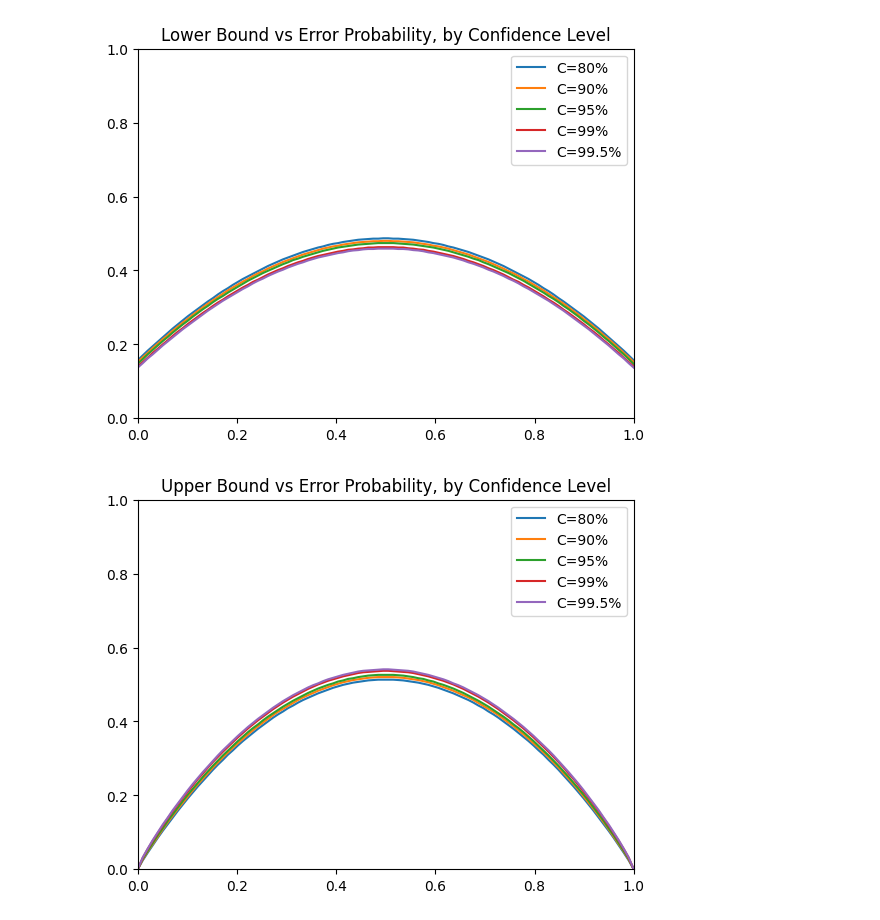
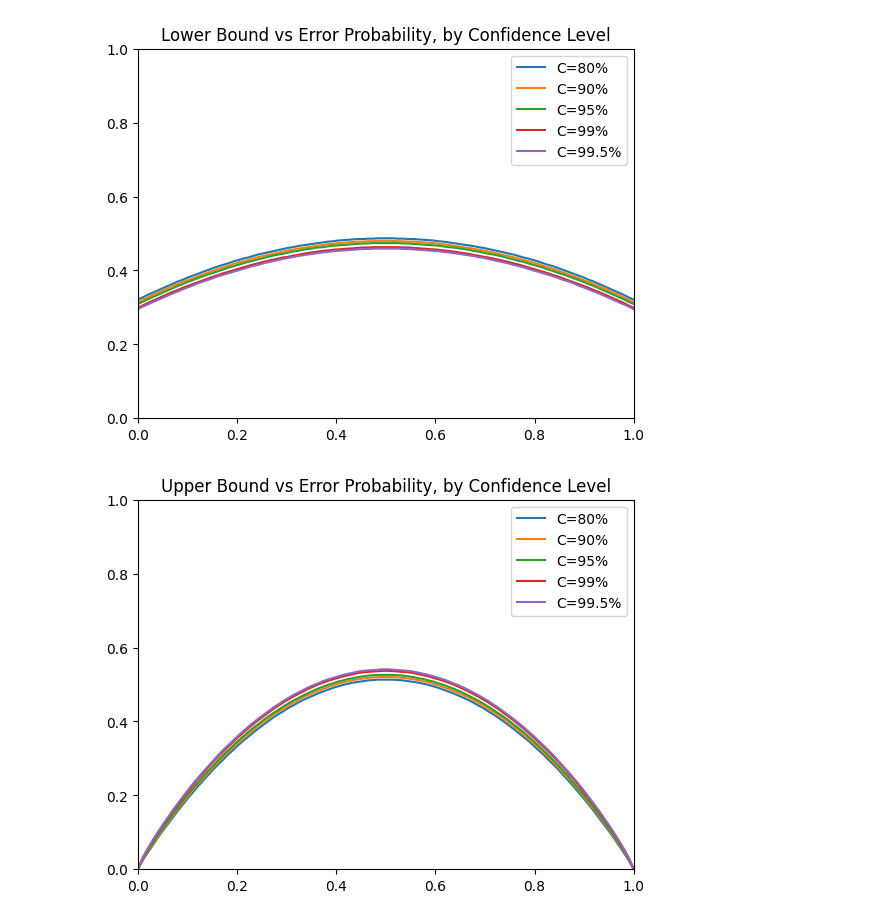
Before and after one commit to Louisanity/byzantine-generals-with-EM, a Jupyter notebook: Generalized Byzantine Scheme.ipynb, the cells around one changed output. Drawn from its saved outputs; the diff is of its cells as text; code cells hidden in the pictures.

```diff
--- a/Generalized Byzantine Scheme.ipynb
+++ b/Generalized Byzantine Scheme.ipynb
@@ -310,8 +371,8 @@ f_vec = np.linspace(0.0, 1.0, 100)  # bit flip error rates
 
 lower_vec, upper_vec = np.zeros(100), np.zeros(100)
 for i in range(len(f_vec)):
-    lower_vec[i] = B_lower(k_size, f_vec[i], 3, 0.95)
-    upper_vec[i] = B_upper(k_size, f_vec[i], 3, 0.95)
+    lower_vec[i] = B_lower(3, k_size, f_vec[i], 0.95)
+    upper_vec[i] = B_upper(3, k_size, f_vec[i], 0.95)
 
 plt.plot(f_vec, lower_vec, label="Lower Bound, C=95%")
 plt.plot(f_vec, upper_vec, label="Upper Bound, C=95%")
@@ -324,0 +386,21 @@ plt.show()
+# %%
+# Maximum confidence level as a function of the amount of error
+
+k_size = 1000  # The number of indices exchanged
+f_vec = np.linspace(0.0, 1.0, 20)  # bit flip error rates
+conf_max_vec = np.zeros((3,20))
+
+for i in range(conf_max_vec.shape[1]):
+    conf_max_vec[0,i] = max_conf(3, k_size, f_vec[i])
+    conf_max_vec[1,i] = max_conf(5, k_size, f_vec[i])
+    conf_max_vec[2,i] = max_conf(7, k_size, f_vec[i])
+
+plt.plot(f_vec, conf_max_vec[0], label="N=3")
+plt.plot(f_vec, conf_max_vec[1], label="N=5")
+plt.plot(f_vec, conf_max_vec[2], label="N=7")
+
+plt.ylim(0.0, 1.0)
+plt.xlim(0.0, 1.0)
+plt.legend()
+plt.title("Maximum Confidence Level as a function of Bitflip Error")
+plt.show()
@@ -325,28 +409,28 @@ plt.show()
 # %%
 k_size = 1000  # The number of indices exchanged
 f_vec = np.linspace(0.0, 1.0, 100)  # bit flip error rates
 
 # Demonstrating the effect of confidence level, Lower bound
 lower_80, lower_90, lower_95, lower_99, lower_995 = np.zeros(100), np.zeros(100), np.zeros(100), np.zeros(100), np.zeros(100)
 for i in range(len(f_vec)):
-    lower_80[i] = B_lower(k_size, f_vec[i], 3, 0.80)
-    lower_90[i] = B_lower(k_size, f_vec[i], 3, 0.90)
-    lower_95[i] = B_lower(k_size, f_vec[i], 3, 0.95)
-    lower_99[i] = B_lower(k_size, f_vec[i], 3, 0.99)
-    lower_995[i] = B_lower(k_size, f_vec[i], 3, 0.995)
+    lower_80[i] = B_lower(3, k_size, f_vec[i], 0.80)
+    lower_90[i] = B_lower(3, k_size, f_vec[i], 0.90)
+    lower_95[i] = B_lower(3, k_size, f_vec[i], 0.95)
+    lower_99[i] = B_lower(3, k_size, f_vec[i], 0.99)
+    lower_995[i] = B_lower(3, k_size, f_vec[i], 0.995)
 
 plt.plot(f_vec, lower_80, label="C=80%")
 plt.plot(f_vec, lower_90, label="C=90%")
 plt.plot(f_vec, lower_95, label="C=95%")
 plt.plot(f_vec, lower_99, label="C=99%")
 plt.plot(f_vec, lower_995, label="C=99.5%")
 plt.ylim(0.0, 1.0)
 plt.xlim(0.0, 1.0)
 plt.legend()
 plt.title("Lower Bound vs Error Probability, by Confidence Level")
 plt.show()
 # %% [output]
-[figure, old version]
+[figure, new version]
 # %%
 k_size = 1000  # The number of indices exchanged
 f_vec = np.linspace(0.0, 1.0, 100)  # bit flip error rates
```
Also changed, not shown: parts of 18 cells of this notebook.
